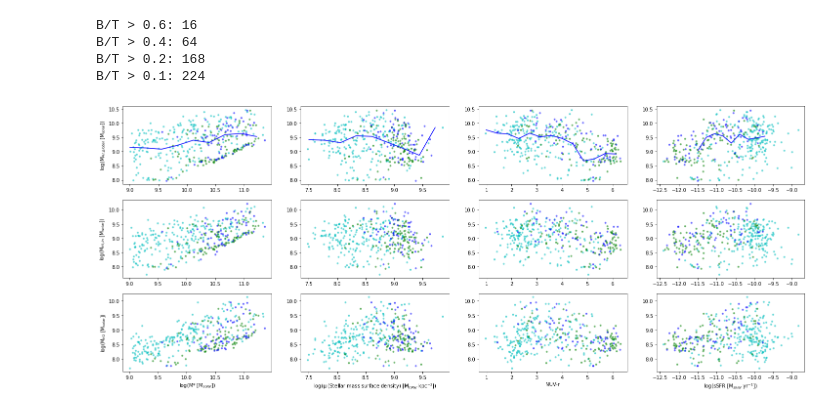
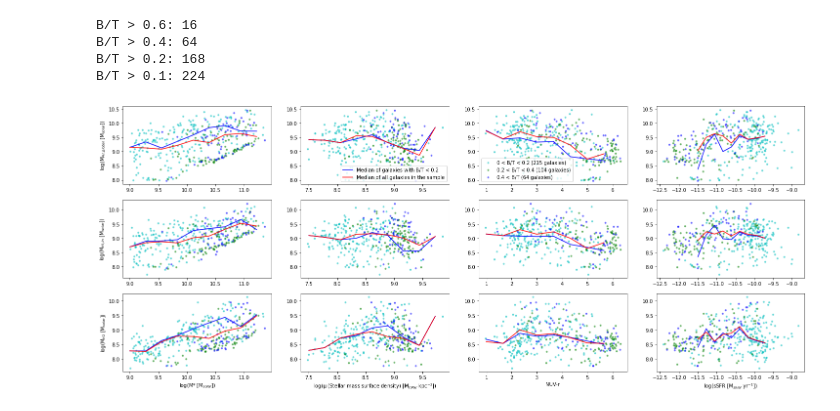
Before and after one commit to Luke-Williams-01/Luke-Williams-01, a Jupyter notebook: ICRARproject2.ipynb, the cells around one changed output. Drawn from its saved outputs; the diff is of its cells as text; code cells hidden in the pictures.

```diff
--- a/ICRARproject2.ipynb
+++ b/ICRARproject2.ipynb
@@ -90,7 +90,6 @@ for i in range(len(H2bins) -1):
   H2MAD1[i] = stats.median_abs_deviation(lgMH2_det[np.where((lgMSTAR_det >= H2bins[i]) & (lgMSTAR_det <= H2bins[i+1]))])
   mH2_1[i] = H2median1[i]
 
-for i in range (len(H2bins2) -1):
   # Median and MAD for H2 of galaxies against SFR
   H2median2[i] = np.median(lgMH2_det[np.where((lgSFRbest_det >= H2bins2[i]) & (lgSFRbest_det <= H2bins2[i+1]))])
   H2MAD2[i] = stats.median_abs_deviation(lgMH2_det[np.where((lgSFRbest_det >= H2bins2[i]) & (lgSFRbest_det <= H2bins2[i+1]))])
@@ -509,88 +543,120 @@ for i in range (len(HIglbins_Must1) -1):
+# %%
+# Using a for loop to iterate over the median values for each of the bins
+for i in range(len(bins_Mstar) -1):
+  # Medians for the Mstar graph
+  H2median_Mstar[i] = np.median(lgMH2_tot[np.where((lgMSTAR[np.where(lgMH2_tot)] >= bins_Mstar[i]) & (lgMSTAR[np.where(lgMH2_tot)] <= bins_Mstar[i+1]))])
+  H2median_Mstar1[i] = np.median(lgMH2_tot1[np.where((lgMSTAR1[np.where(lgMH2_tot1)] >= bins_Mstar[i]) & (lgMSTAR1[np.where(lgMH2_tot1)] <= bins_Mstar[i+1]))])
+
+  # Medians for the NUVr graph
+  H2median_NUVr[i] = np.median(lgMH2_tot[np.where((NUVr[np.where(lgMH2_tot)] >= bins_NUVr[i]) & (NUVr[np.where(lgMH2_tot)] <= bins_NUVr[i+1]))])
+  H2median_NUVr1[i] = np.median(lgMH2_tot1[np.where((NUVr1[np.where(lgMH2_tot1)] >= bins_NUVr[i]) & (NUVr1[np.where(lgMH2_tot1)] <= bins_NUVr[i+1]))])
+
+  # Medians for the sSFR graph
+  H2median_sSFR[i] = np.median(lgMH2_tot[np.where((lgsSFR[np.where(lgMH2_tot)] >= bins_sSFR[i]) & (lgsSFR[np.where(lgMH2_tot)] <= bins_sSFR[i+1]))])
+  H2median_sSFR1[i] = np.median(lgMH2_tot1[np.where((lgsSFR1[np.where(lgMH2_tot1)] >= bins_sSFR[i]) & (lgsSFR1[np.where(lgMH2_tot1)] <= bins_sSFR[i+1]))])
+
+  # Medians for the Mu star graph
+  H2median_Must[i] = np.median(lgMH2_tot[np.where((lgMuST[np.where(lgMH2_tot)] >= bins_Must[i]) & (lgMuST[np.where(lgMH2_tot)] <= bins_Must[i+1]))])
+  H2median_Must1[i] = np.median(lgMH2_tot1[np.where((lgMuST1[np.where(lgMH2_tot1)] >= bins_Must[i]) & (lgMuST1[np.where(lgMH2_tot1)] <= bins_Must[i+1]))])
 # %%
 plt.figure(figsize=(25,10))
-# Plotting the depletion times for the HI(global) mass against stellar properties
+# Plotting the HI(global) mass against stellar properties
 # MHI(global) against stellar mass
 plt.subplot(3,4,1)
 plt.plot(lgMSTAR1, lgMHI_gl1, 'c.', alpha = 0.5)
 plt.plot(lgMSTAR2, lgMHI_gl2, 'g.', alpha = 0.5)
 plt.plot(lgMSTAR3, lgMHI_gl3, 'b.', alpha = 0.5)
-plt.plot(HIglbins_Mstar1[:-1], MHIgl_Mstar1[:-1], 'b-')
+plt.plot(bins_Mstar[:-1], HIglmedian_Mstar1[:-1], 'b-')
+plt.plot(bins_Mstar[:-1], HIglmedian_Mstar[:-1], 'r-')
 plt.ylabel('log(M$_{HI, global}$ [M$_{solar}$])')
 # MHI(global) against stellar surface density
 plt.subplot(3,4,2)
 plt.plot(lgMuST1, lgMHI_gl1, 'c.', alpha = 0.5)
 plt.plot(lgMuST2, lgMHI_gl2, 'g.', alpha = 0.5)
 plt.plot(lgMuST3, lgMHI_gl3, 'b.', alpha = 0.5)
-plt.plot(HIglbins_Must1[:-1], MHIgl_Must1[:-1], 'b-')
+plt.plot(bins_Must[:-1], HIglmedian_Must1[:-1], 'b-', label='Median of galaxies with B/T < 0.2')
+plt.plot(bins_Must[:-1], HIglmedian_Must[:-1], 'r-', label='Median of all galaxies in the sample')
+plt.legend(loc='lower right')
 # MHI(global) against NUV-r
 plt.subplot(3,4,3)
-plt.plot(NUVr1, lgMHI_gl1, 'c.', alpha = 0.5)
-plt.plot(NUVr2, lgMHI_gl2, 'g.', alpha = 0.5)
-plt.plot(NUVr3, lgMHI_gl3, 'b.', alpha = 0.5)
-plt.plot(HIglbins_NUVr1[:-1], MHIgl_NUVr1[:-1], 'b-')
+plt.plot(NUVr1, lgMHI_gl1, 'c.', alpha = 0.5, label='0 < B/T < 0.2 (215 galaxies)')
+plt.plot(NUVr2, lgMHI_gl2, 'g.', alpha = 0.5, label='0.2 < B/T < 0.4 (104 galaxies)')
+plt.plot(NUVr3, lgMHI_gl3, 'b.', alpha = 0.5, label='0.4 < B/T (64 galaxies)')
+plt.plot(bins_NUVr[:-1], HIglmedian_NUVr1[:-1], 'b-')
+plt.plot(bins_NUVr[:-1], HIglmedian_NUVr[:-1], 'r-')
+plt.legend(loc='lower left')
 # MHI(global) against sSFR
 plt.subplot(3,4,4)
 plt.plot(lgsSFR1, lgMHI_gl1, 'c.', alpha = 0.5)
 plt.plot(lgsSFR2, lgMHI_gl2, 'g.', alpha = 0.5)
 plt.plot(lgsSFR3, lgMHI_gl3, 'b.', alpha = 0.5)
-plt.plot(HIglbins_sSFR1[:-1], MHIgl_sSFR1[:-1], 'b-')
+plt.plot(bins_sSFR[:-1], HIglmedian_sSFR1[:-1], 'b-')
+plt.plot(bins_sSFR[:-1], HIglmedian_sSFR[:-1], 'r-')
 
-# Plotting the depletion times for the HI(in) mass against stellar properties
+# Plotting the HI(in) mass against stellar properties
 # HI(in) against stellar mass
 plt.subplot(3,4,5)
 plt.plot(lgMSTAR1, lgMHI_in1, 'c.', alpha = 0.5)
 plt.plot(lgMSTAR2, lgMHI_in2, 'g.', alpha = 0.5)
 plt.plot(lgMSTAR3, lgMHI_in3, 'b.', alpha = 0.5)
-#plt.plot(HIinbins_Mstar[:-1], MHIin_Mstar[:-1], 'b-')
+plt.plot(bins_Mstar[:-1], HIinmedian_Mstar1[:-1], 'b-')
+plt.plot(bins_Mstar[:-1], HIinmedian_Mstar[:-1], 'r-')
 plt.ylabel('log(M$_{HI, in}$ [M$_{solar}$])')
 # HI(in) against stellar surface density
 plt.subplot(3,4,6)
 plt.plot(lgMuST1, lgMHI_in1, 'c.', alpha = 0.5)
 plt.plot(lgMuST2, lgMHI_in2, 'g.', alpha = 0.5)
 plt.plot(lgMuST3, lgMHI_in3, 'b.', alpha = 0.5)
-#plt.plot(HIinbins_Must[:-2], MHIin_Must[:-2], 'b-')
+plt.plot(bins_Must[:-1], HIinmedian_Must1[:-1], 'b-')
+plt.plot(bins_Must[:-1], HIinmedian_Must[:-1], 'r-')
 # HI(in) against NUV-r
 plt.subplot(3,4,7)
 plt.plot(NUVr1, lgMHI_in1, 'c.', alpha = 0.5)
 plt.plot(NUVr2, lgMHI_in2, 'g.', alpha = 0.5)
 plt.plot(NUVr3, lgMHI_in3, 'b.', alpha = 0.5)
-#plt.plot(HIinbins_NUVr[:-1], MHIin_NUVr[:-1], 'b-')
+plt.plot(bins_NUVr[:-1], HIinmedian_NUVr1[:-1], 'b-')
+plt.plot(bins_NUVr[:-1], HIinmedian_NUVr[:-1], 'r-')
 # HI(in) against sSFR
 plt.subplot(3,4,8)
 plt.plot(lgsSFR1, lgMHI_in1, 'c.', alpha = 0.5)
 plt.plot(lgsSFR2, lgMHI_in2, 'g.', alpha = 0.5)
 plt.plot(lgsSFR3, lgMHI_in3, 'b.', alpha = 0.5)
-#plt.plot(HIinbins_sSFR[:-1], MHIin_sSFR[:-1], 'b-')
+plt.plot(bins_sSFR[:-1], HIinmedian_sSFR1[:-1], 'b-')
+plt.plot(bins_sSFR[:-1], HIinmedian_sSFR[:-1], 'r-')
 
-# Plotting the depletion times for the H2 mass against stellar properties
+# Plotting the the H2 mass against stellar properties
 # H2 against stellar mass
 plt.subplot(3,4,9)
 plt.plot(lgMSTAR1, lgMH2_tot1, 'c.', alpha = 0.5)
 plt.plot(lgMSTAR2, lgMH2_tot2, 'g.', alpha = 0.5)
 plt.plot(lgMSTAR3, lgMH2_tot3, 'b.', alpha = 0.5)
-#plt.plot(H2bins_Mstar[:-1], MH2_Mstar[:-1], 'b-')
+plt.plot(bins_Mstar[:-1], H2median_Mstar1[:-1], 'b-')
+plt.plot(bins_Mstar[:-1], H2median_Mstar[:-1], 'r-')
 plt.ylabel('log(M$_{H2}$ [M$_{solar}$])')
 plt.xlabel('log(M* [M$_{solar}$])')
 # H2 against stellar surface density
 plt.subplot(3,4,10)
 plt.plot(lgMuST1, lgMH2_tot1, 'c.', alpha = 0.5)
 plt.plot(lgMuST2, lgMH2_tot2, 'g.', alpha = 0.5)
 plt.plot(lgMuST3, lgMH2_tot3, 'b.', alpha = 0.5)
-#plt.plot(H2bins_Must[:-2], MH2_Must[:-2], 'b-')
+plt.plot(bins_Must[:-1], H2median_Must1[:-1], 'b-')
+plt.plot(bins_Must[:-1], H2median_Must[:-1], 'r-')
 plt.xlabel('log(μ (Stellar mass surface density) [M$_{solar}$ kpc$^{-2}$])')
 # H2 against NUVr
 plt.subplot(3,4,11)
 plt.plot(NUVr1, lgMH2_tot1, 'c.', alpha = 0.5)
 plt.plot(NUVr2, lgMH2_tot2, 'g.', alpha = 0.5)
 plt.plot(NUVr3, lgMH2_tot3, 'b.', alpha = 0.5)
-#plt.plot(H2bins_NUVr[:-1], MH2_NUVr[:-1], 'b-')
+plt.plot(bins_NUVr[:-1], H2median_NUVr1[:-1], 'b-')
+plt.plot(bins_NUVr[:-1], H2median_NUVr[:-1], 'r-')
 plt.xlabel('NUV-r')
 # H2 against sSFR
 plt.subplot(3,4,12)
 plt.plot(lgsSFR1, lgMH2_tot1, 'c.', alpha = 0.5)
 plt.plot(lgsSFR2, lgMH2_tot2, 'g.', alpha = 0.5)
 plt.plot(lgsSFR3, lgMH2_tot3, 'b.', alpha = 0.5)
-#plt.plot(H2bins_sSFR[:-1], MH2_sSFR[:-1], 'b-')
+plt.plot(bins_sSFR[:-1], H2median_sSFR1[:-1], 'b-')
+plt.plot(bins_sSFR[:-1], H2median_sSFR[:-1], 'r-')
 plt.xlabel('log(sSFR [M$_{solar}$ yr$^{-1}$])');
 # %% [output]
-[figure, old version]
+[figure, new version]
```
Also changed, not shown: parts of 10 cells of this notebook.
